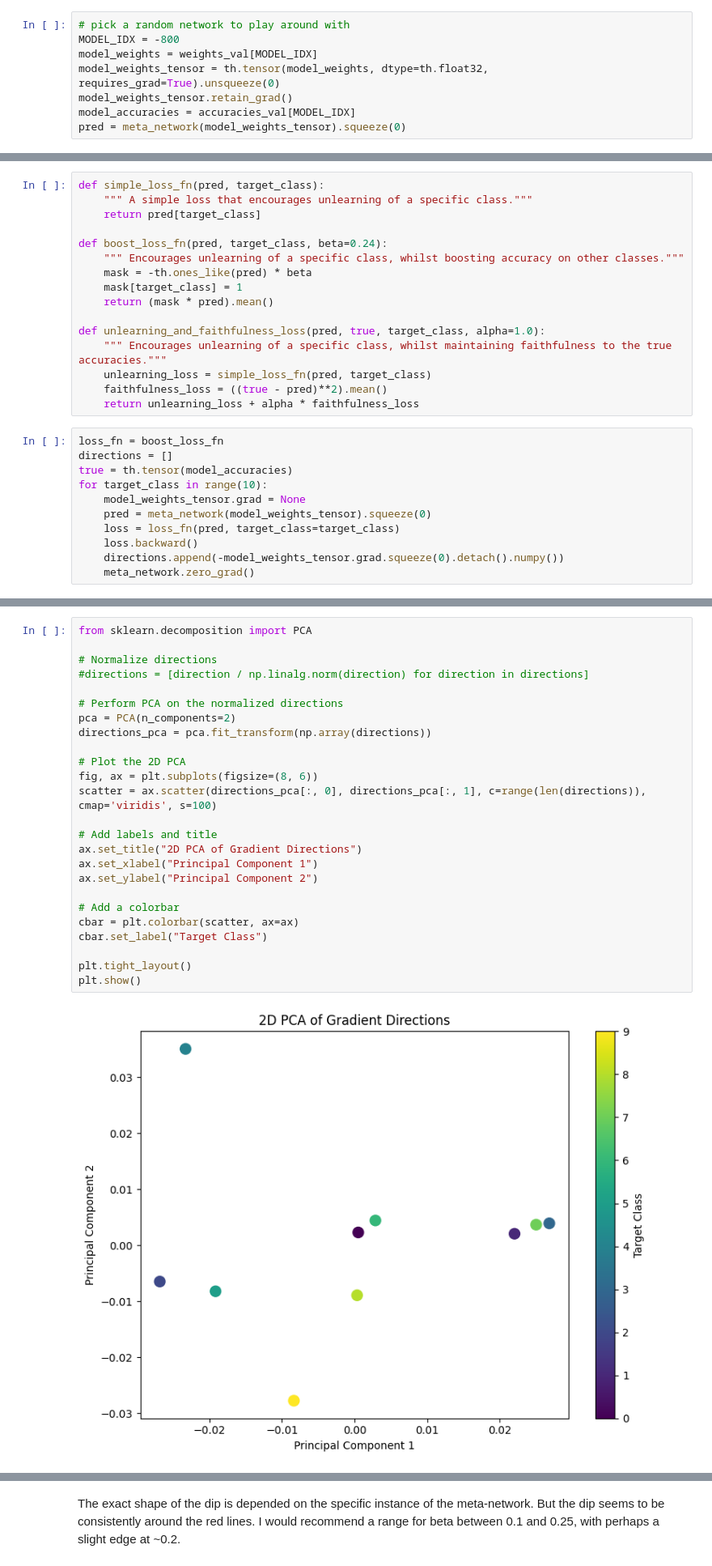
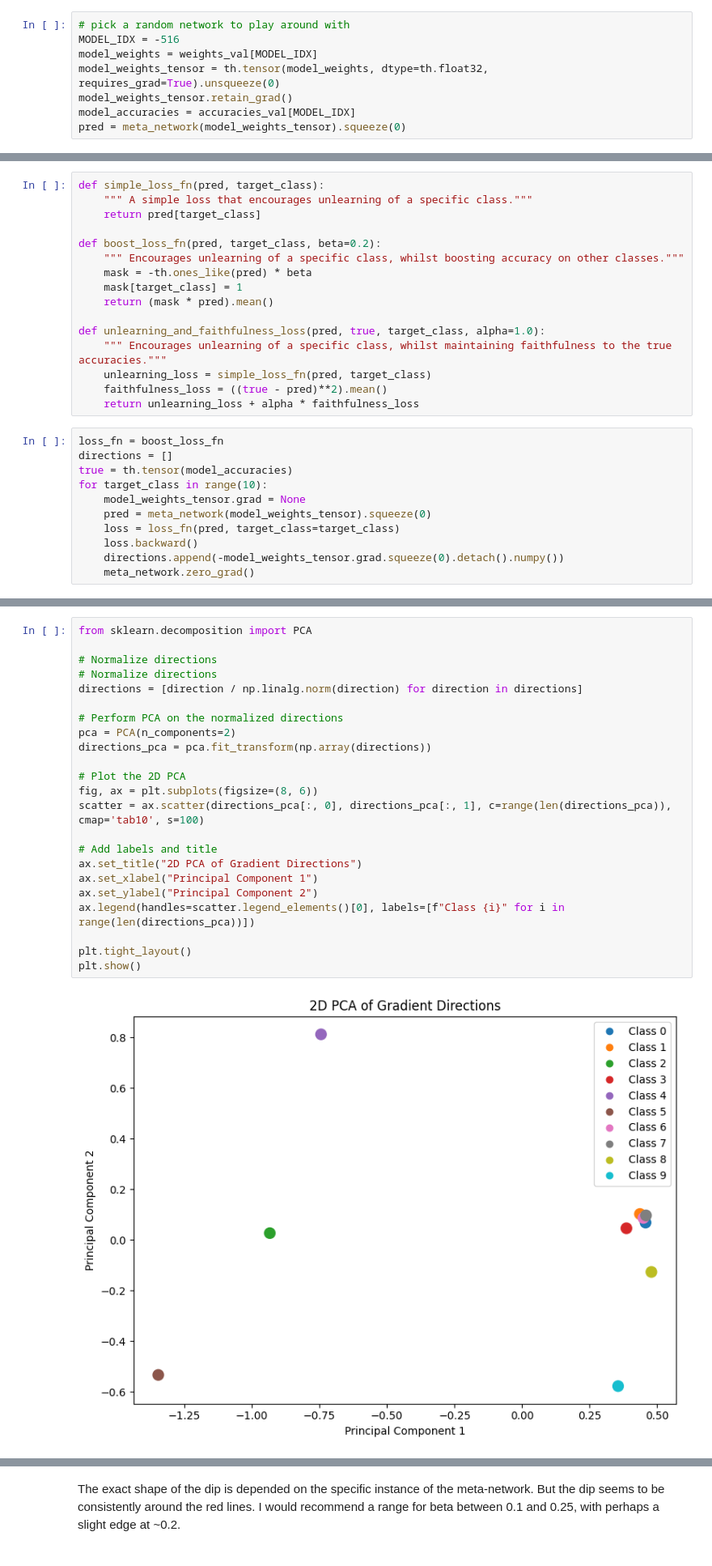
Before and after one commit to SimonIlic/WeightSpaceClassifier, a Jupyter notebook: notebooks/unlearning_directions.ipynb, the cells around one changed output, grey strips where cells are left out. Shown at 81% size. Saved outputs shown, nothing was run; the diff lists cells and outputs as text.

```diff
--- a/notebooks/unlearning_directions.ipynb
+++ b/notebooks/unlearning_directions.ipynb
@@ -48,6 +48,6 @@ Test R2  = 0.918721
 # %%
 # pick a random network to play around with
-MODEL_IDX = -800
+MODEL_IDX = -516
 model_weights = weights_val[MODEL_IDX]
 model_weights_tensor = th.tensor(model_weights, dtype=th.float32, requires_grad=True).unsqueeze(0)
 model_weights_tensor.retain_grad()
@@ -83,7 +83,7 @@ def simple_loss_fn(pred, target_class):
     """ A simple loss that encourages unlearning of a specific class."""
     return pred[target_class]
 
-def boost_loss_fn(pred, target_class, beta=0.24):
+def boost_loss_fn(pred, target_class, beta=0.2):
     """ Encourages unlearning of a specific class, whilst boosting accuracy on other classes."""
     mask = -th.ones_like(pred) * beta
     mask[target_class] = 1
@@ -131,28 +131,26 @@ plt.show()
 # %%
 from sklearn.decomposition import PCA
 
 # Normalize directions
-#directions = [direction / np.linalg.norm(direction) for direction in directions]
+# Normalize directions
+directions = [direction / np.linalg.norm(direction) for direction in directions]
 
 # Perform PCA on the normalized directions
 pca = PCA(n_components=2)
 directions_pca = pca.fit_transform(np.array(directions))
 
 # Plot the 2D PCA
 fig, ax = plt.subplots(figsize=(8, 6))
-scatter = ax.scatter(directions_pca[:, 0], directions_pca[:, 1], c=range(len(directions)), cmap='viridis', s=100)
+scatter = ax.scatter(directions_pca[:, 0], directions_pca[:, 1], c=range(len(directions_pca)), cmap='tab10', s=100)
 
 # Add labels and title
 ax.set_title("2D PCA of Gradient Directions")
 ax.set_xlabel("Principal Component 1")
 ax.set_ylabel("Principal Component 2")
-
-# Add a colorbar
-cbar = plt.colorbar(scatter, ax=ax)
-cbar.set_label("Target Class")
+ax.legend(handles=scatter.legend_elements()[0], labels=[f"Class {i}" for i in range(len(directions_pca))])
 
 plt.tight_layout()
 plt.show()
 # %% [output]
-[figure, old version]
+[figure, new version]
 # %%
```
Also changed, not shown: parts of 9 cells of this notebook.
